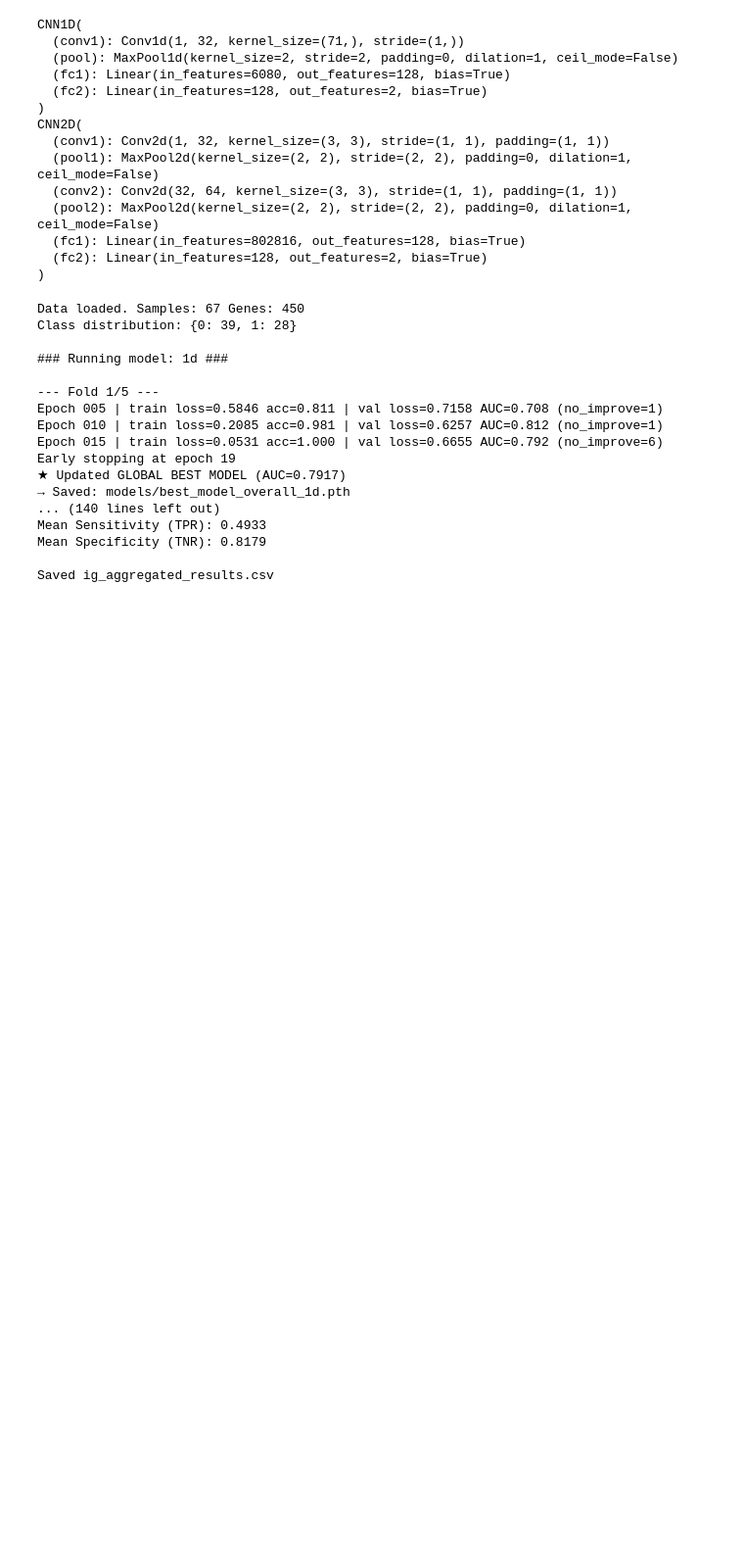
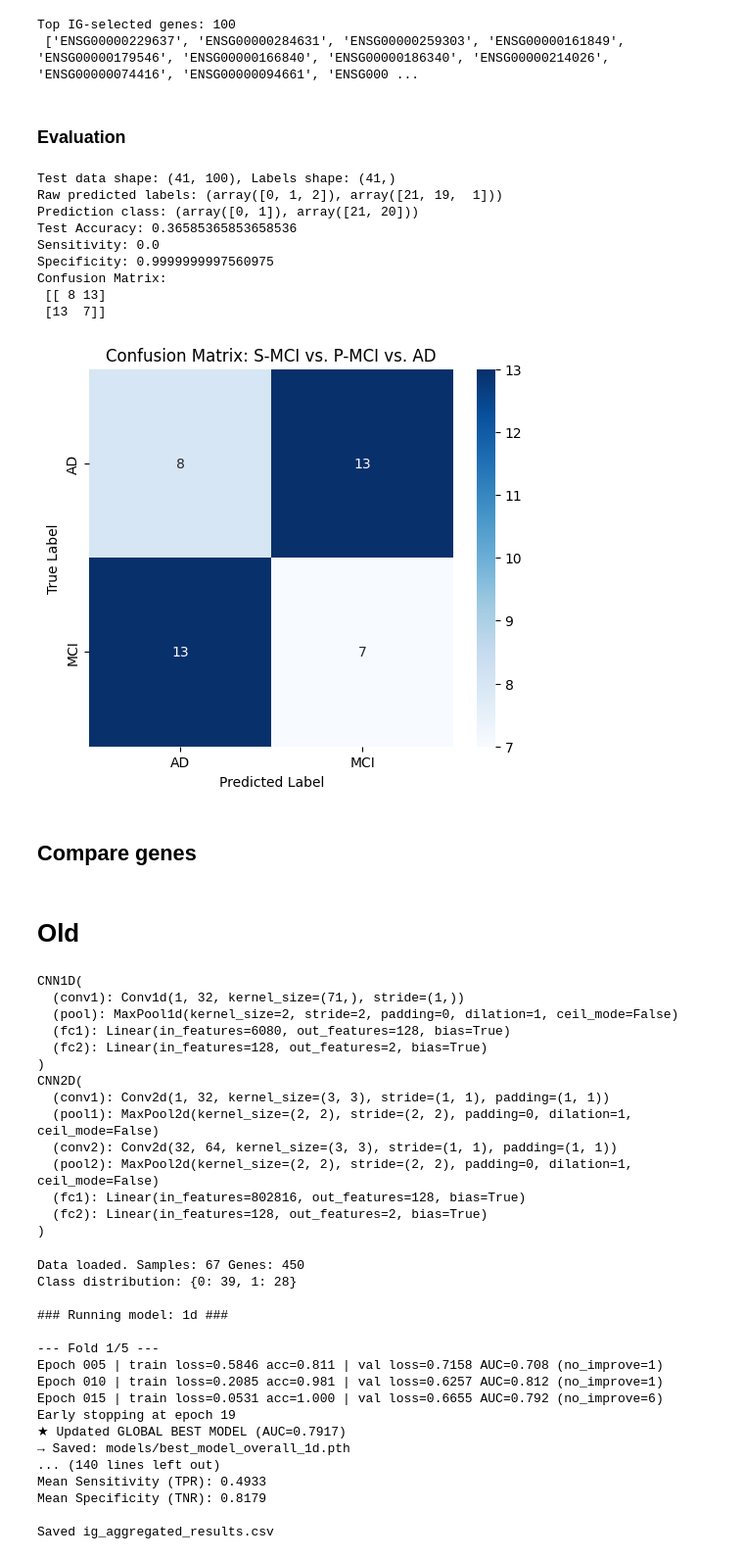
Before and after one commit to Kitiyaparnnn/MCI-AD, a Jupyter notebook: cnn_classifications.ipynb, the cells around one changed output. Shown at 98% size. Saved outputs shown, nothing was run; the diff lists cells and outputs as text; code cells hidden in the pictures; blank space fills up the shorter version.

```diff
--- a/cnn_classifications.ipynb
+++ b/cnn_classifications.ipynb
@@ -17,0 +786,14 @@ import matplotlib.pyplot as plt
+# %%
+gene_cols = X_df.columns.tolist()
+
+top_genes = [gene_cols[i] for i in selected_idx]
+print(f"Top IG-selected genes: {len(top_genes)} \n {top_genes}")
+sorted_ig = np.sort(ig_scores[selected_idx])[::-1]
+top_k_task2 = pd.DataFrame({'gene_id': top_genes, 'ig_score': sorted_ig[:200]})
+
+top_k_task2.to_csv('top_ig_genes_task2.csv', index=False)
+# %% [output]
+Top IG-selected genes: 100
+ ['ENSG00000229637', 'ENSG00000284631', 'ENSG00000259303', 'ENSG00000161849', 'ENSG00000179546', 'ENSG00000166840', 'ENSG00000186340', 'ENSG00000214026', 'ENSG00000074416', 'ENSG00000094661', 'ENSG000 ...
+# %% [markdown]
+### Evaluation
@@ -18,3 +868,65 @@ import matplotlib.pyplot as plt
+# %%
+test_data = pd.read_csv('test_mi_data.csv', index_col=None)
+X_df = test_data.drop(columns=['sample', 'disease_state'])
+X_df = X_df[top_genes]  # select only IG-chosen genes
+label_map = {
+    'MCI':1,
+    'AD': 0
+}
+y = test_data['disease_state']
+y_int = y.replace(label_map).astype(int).values   # numpy array
+
+X_np_raw = X_df.values.astype(np.float32)
+scaler = StandardScaler()
+X_scaled = scaler.fit_transform(X_np_raw)         # already numpy
+print(f"Test data shape: {X_scaled.shape}, Labels shape: {y_int.shape}")
+X_test_np = X_scaled.astype(np.float32)     # safe conversion
+y_test_np = y_int.astype(np.int64)
+
+
+# Assuming X_test_np, y_test_np are NumPy arrays
+X_test_tensor = torch.tensor(X_test_np, dtype=torch.float32).unsqueeze(1)
+y_test_tensor = torch.tensor(y_test_np, dtype=torch.long)
+
+test_loader = DataLoader(TensorDataset(X_test_tensor, y_test_tensor), batch_size=32, shuffle=False)
+
+# Load best model
+model = final_model_task2[0]
+# model = CNN_1D(num_classes=len(np.unique(y_test_np)))
+# model.load_state_dict(torch.load("best_model.pth"))
+model.to(device)
+
+metrics, y_true, y_pred = test_cnn(model, test_loader, device, positive_class=2)
+
+print("Test Accuracy:", metrics["accuracy"])
+print("Sensitivity:", metrics["sensitivity"])
+print("Specificity:", metrics["specificity"])
+print("Confusion Matrix:\n", metrics["confusion_matrix"])
+
+# Plot confusion matrix
+plt.figure(figsize=(6,5))
+sns.heatmap(metrics["confusion_matrix"], annot=True, fmt='d', cmap='Blues',
+            xticklabels=[f"AD", f"MCI"],
+            yticklabels=[f"AD", f"MCI"])
+plt.xlabel('Predicted Label')
+plt.ylabel('True Label')
+plt.title('Confusion Matrix: S-MCI vs. P-MCI vs. AD')
+plt.show()
+# %% [output]
+Test data shape: (41, 100), Labels shape: (41,)
+Raw predicted labels: (array([0, 1, 2]), array([21, 19,  1]))
+Prediction class: (array([0, 1]), array([21, 20]))
+Test Accuracy: 0.36585365853658536
+Sensitivity: 0.0
+Specificity: 0.9999999997560975
+Confusion Matrix:
+ [[ 8 13]
+ [13  7]]
+[figure, added]
+# %% [markdown]
+## Compare genes
+# %% [markdown]
+# Old
 # %%
 def plot_confusion_matrix_from_metrics(metrics, class_names=('Negative','Positive')):
     """
```
Also changed, not shown: parts of 20 cells of this notebook, 11 other files.
